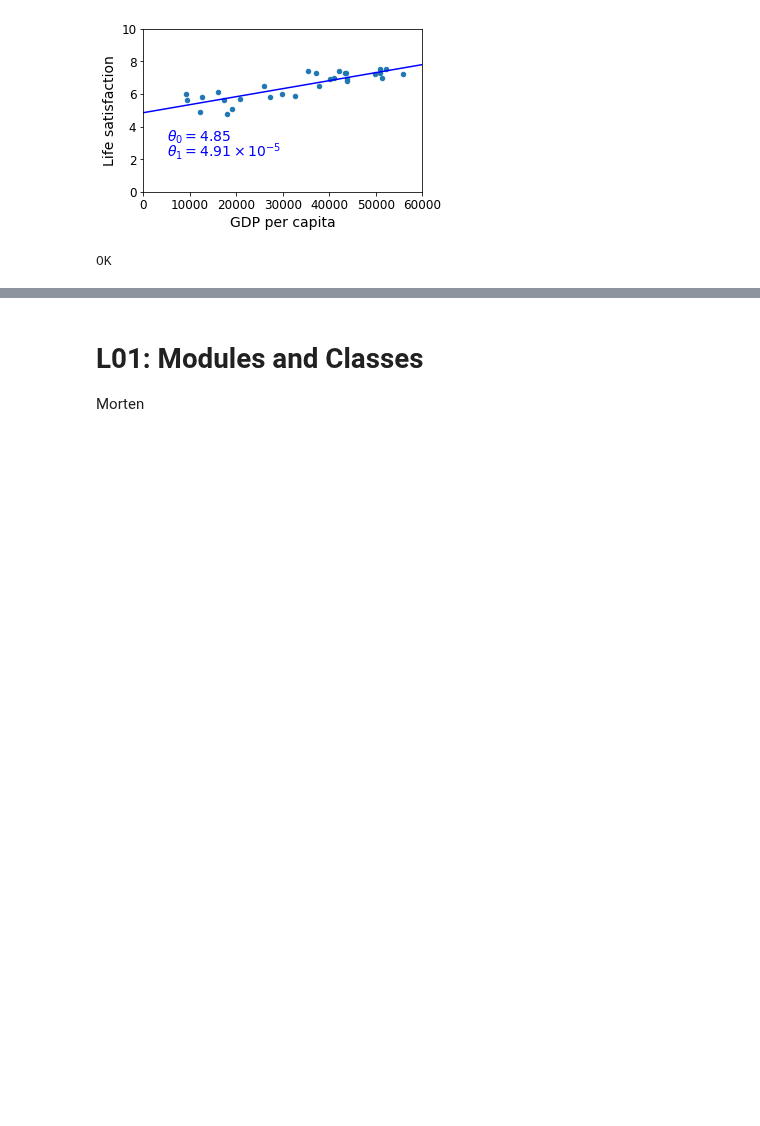
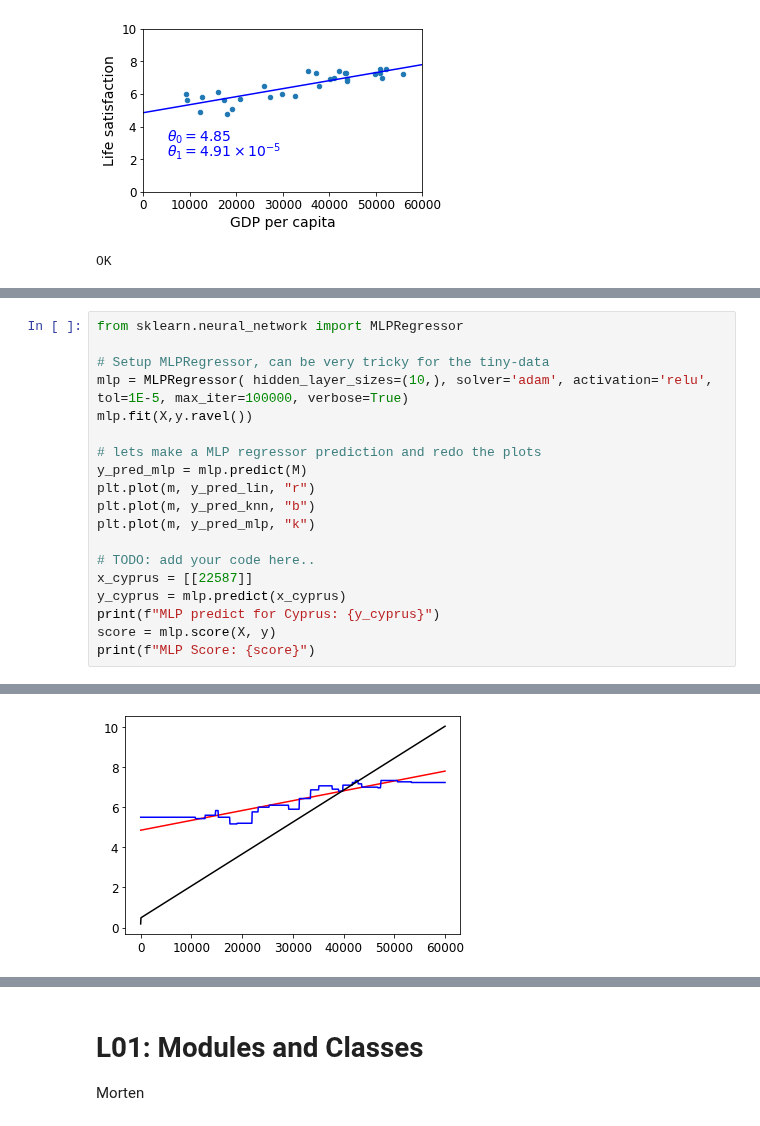
Before and after one commit to mortenhaahr/MAL, a Jupyter notebook: ASS01/ass01.ipynb, the cells around one changed output, grey strips where cells are left out. Drawn from its saved outputs; the diff is of its cells as text; blank space fills up the shorter version.

```diff
--- a/ASS01/ass01.ipynb
+++ b/ASS01/ass01.ipynb
@@ -196,0 +343,20 @@ OK
+# %%
+from sklearn.neural_network import MLPRegressor
+
+# Setup MLPRegressor, can be very tricky for the tiny-data
+mlp = MLPRegressor( hidden_layer_sizes=(10,), solver='adam', activation='relu', tol=1E-5, max_iter=100000, verbose=True)
+mlp.fit(X,y.ravel())
+
+# lets make a MLP regressor prediction and redo the plots
+y_pred_mlp = mlp.predict(M)
+plt.plot(m, y_pred_lin, "r")
+plt.plot(m, y_pred_knn, "b")
+plt.plot(m, y_pred_mlp, "k")
+
+# TODO: add your code here..
+x_cyprus = [[22587]]
+y_cyprus = mlp.predict(x_cyprus)
+print(f"MLP predict for Cyprus: {y_cyprus}")
+score = mlp.score(X, y)
+print(f"MLP Score: {score}")
+# %% [output]
@@ -196,0 +380 @@ OK
+[figure, added]
```
Also changed, not shown: parts of 26 cells of this notebook, 2 other files.
